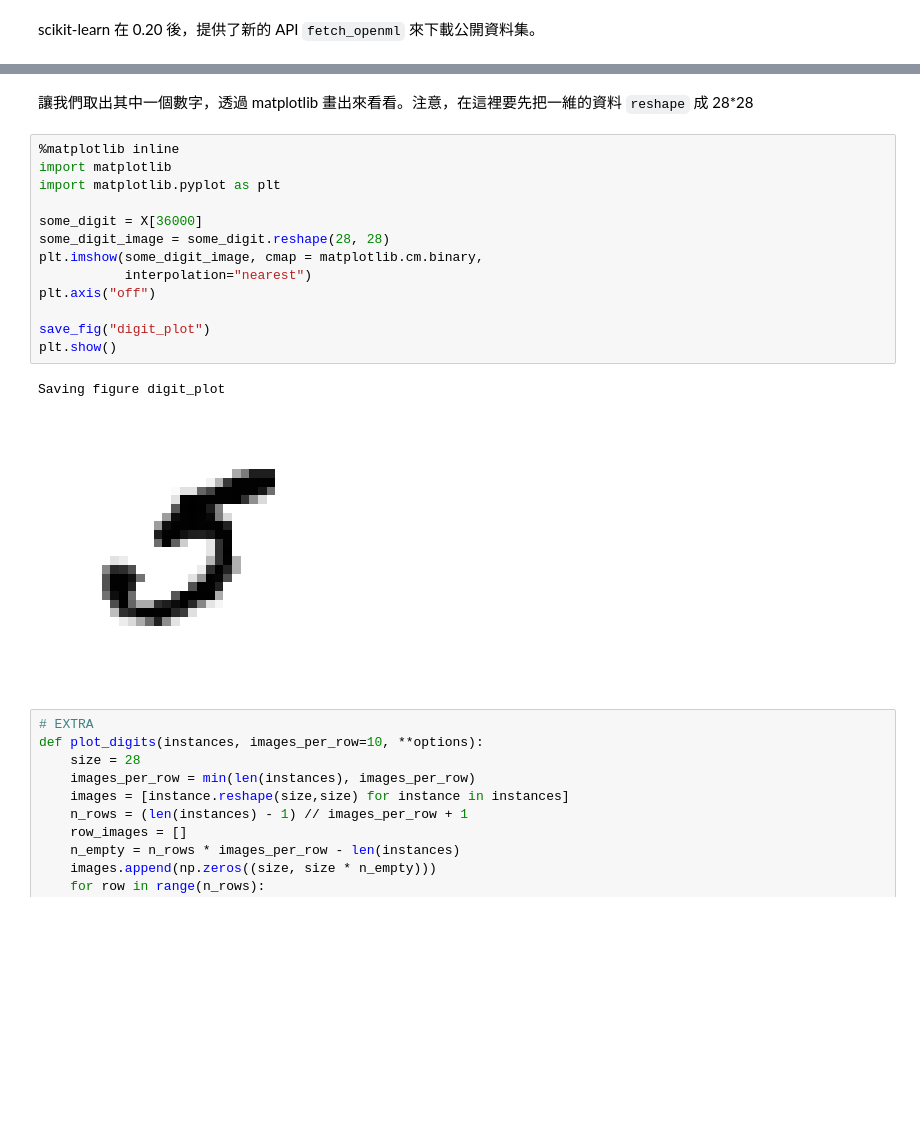
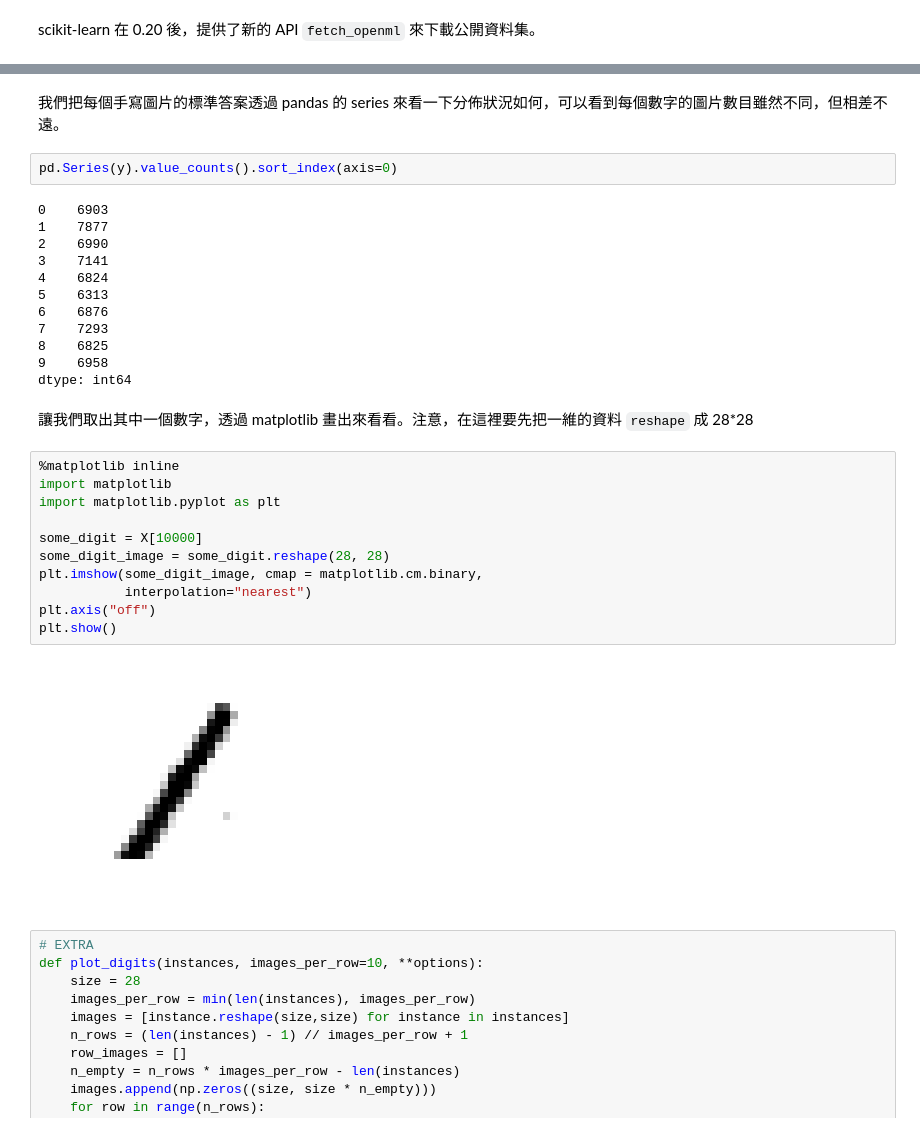
Before and after one commit to kevingo/ml-playground, a Jupyter notebook: classification.ipynb, the cells around one changed output, grey strips where cells are left out. Drawn from its saved outputs; the diff is of its cells as text; blank space fills up the shorter version.

```diff
--- a/classification.ipynb
+++ b/classification.ipynb
@@ -51,21 +57,34 @@ X, y = mnist["data"], mnist["target"]
+# %% [markdown]
+我們把每個手寫圖片的標準答案透過 pandas 的 series 來看一下分佈狀況如何，可以看到每個數字的圖片數目雖然不同，但相差不遠。
+# %%
+pd.Series(y).value_counts().sort_index(axis=0)
+# %% [output]
+0    6903
+1    7877
+2    6990
+3    7141
+4    6824
+5    6313
+6    6876
+7    7293
+8    6825
+9    6958
+dtype: int64
 # %% [markdown]
 讓我們取出其中一個數字，透過 matplotlib 畫出來看看。注意，在這裡要先把一維的資料 `reshape` 成 28*28
 # %%
 %matplotlib inline
 import matplotlib
 import matplotlib.pyplot as plt
 
-some_digit = X[36000]
+some_digit = X[10000]
 some_digit_image = some_digit.reshape(28, 28)
 plt.imshow(some_digit_image, cmap = matplotlib.cm.binary,
            interpolation="nearest")
 plt.axis("off")
-
-save_fig("digit_plot")
 plt.show()
 # %% [output]
-Saving figure digit_plot
-[figure, old version]
+[figure, new version]
 # %%
 # EXTRA
 def plot_digits(instances, images_per_row=10, **options):
```
Also changed, not shown: parts of 35 cells of this notebook.
